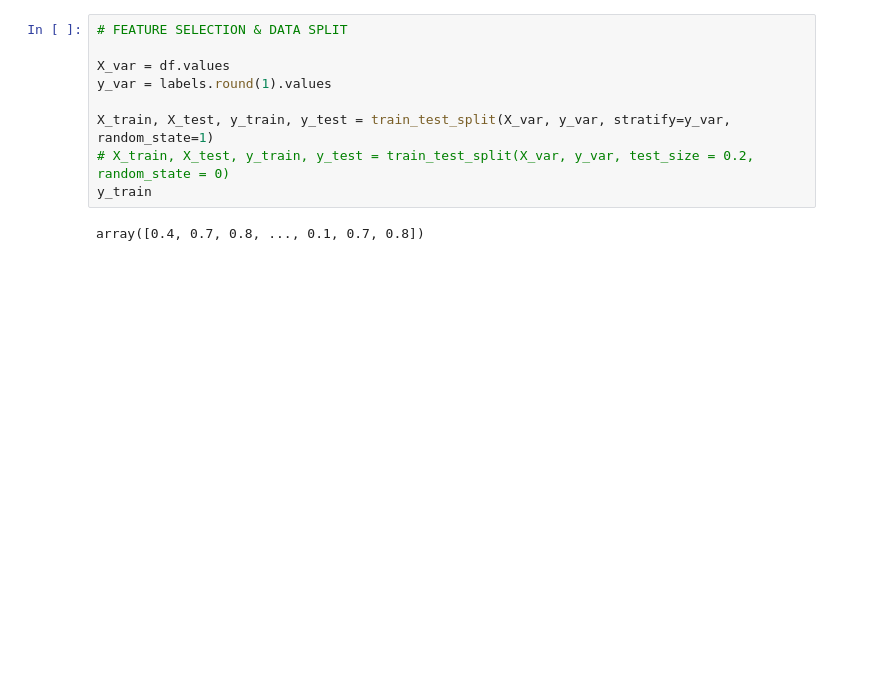
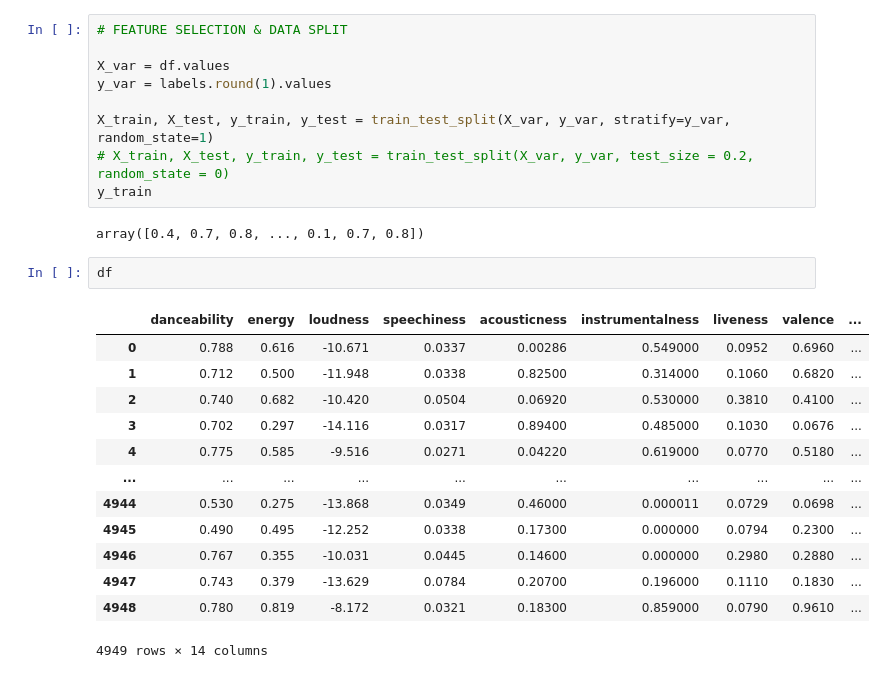
Before and after one commit to crispianm/SpotifySmartSort, a Jupyter notebook: regression/regression.ipynb, the cells around one changed output. Drawn from its saved outputs; the diff is of its cells as text; blank space fills up the shorter version.

```diff
--- a/regression/regression.ipynb
+++ b/regression/regression.ipynb
@@ -87,3 +68,19 @@ X_train, X_test, y_train, y_test = train_test_split(X_var, y_var, stratify=y_var
 y_train
 # %% [output]
 array([0.4, 0.7, 0.8, ..., 0.1, 0.7, 0.8])
+# %%
+df
+# %% [output]
+|  | danceability | energy | loudness | speechiness | acousticness | instrumentalness | liveness | valence | ... |
+| 0 | 0.788 | 0.616 | -10.671 | 0.0337 | 0.00286 | 0.549000 | 0.0952 | 0.6960 | ... |
+| 1 | 0.712 | 0.500 | -11.948 | 0.0338 | 0.82500 | 0.314000 | 0.1060 | 0.6820 | ... |
+| 2 | 0.740 | 0.682 | -10.420 | 0.0504 | 0.06920 | 0.530000 | 0.3810 | 0.4100 | ... |
+| 3 | 0.702 | 0.297 | -14.116 | 0.0317 | 0.89400 | 0.485000 | 0.1030 | 0.0676 | ... |
+| 4 | 0.775 | 0.585 | -9.516 | 0.0271 | 0.04220 | 0.619000 | 0.0770 | 0.5180 | ... |
+| ... | ... | ... | ... | ... | ... | ... | ... | ... | ... |
+| 4944 | 0.530 | 0.275 | -13.868 | 0.0349 | 0.46000 | 0.000011 | 0.0729 | 0.0698 | ... |
+| 4945 | 0.490 | 0.495 | -12.252 | 0.0338 | 0.17300 | 0.000000 | 0.0794 | 0.2300 | ... |
+| 4946 | 0.767 | 0.355 | -10.031 | 0.0445 | 0.14600 | 0.000000 | 0.2980 | 0.2880 | ... |
+| 4947 | 0.743 | 0.379 | -13.629 | 0.0784 | 0.20700 | 0.196000 | 0.1110 | 0.1830 | ... |
+| 4948 | 0.780 | 0.819 | -8.172 | 0.0321 | 0.18300 | 0.859000 | 0.0790 | 0.9610 | ... |
+4949 rows × 14 columns
```
Also changed, not shown: parts of 12 cells of this notebook, 3 other files.
